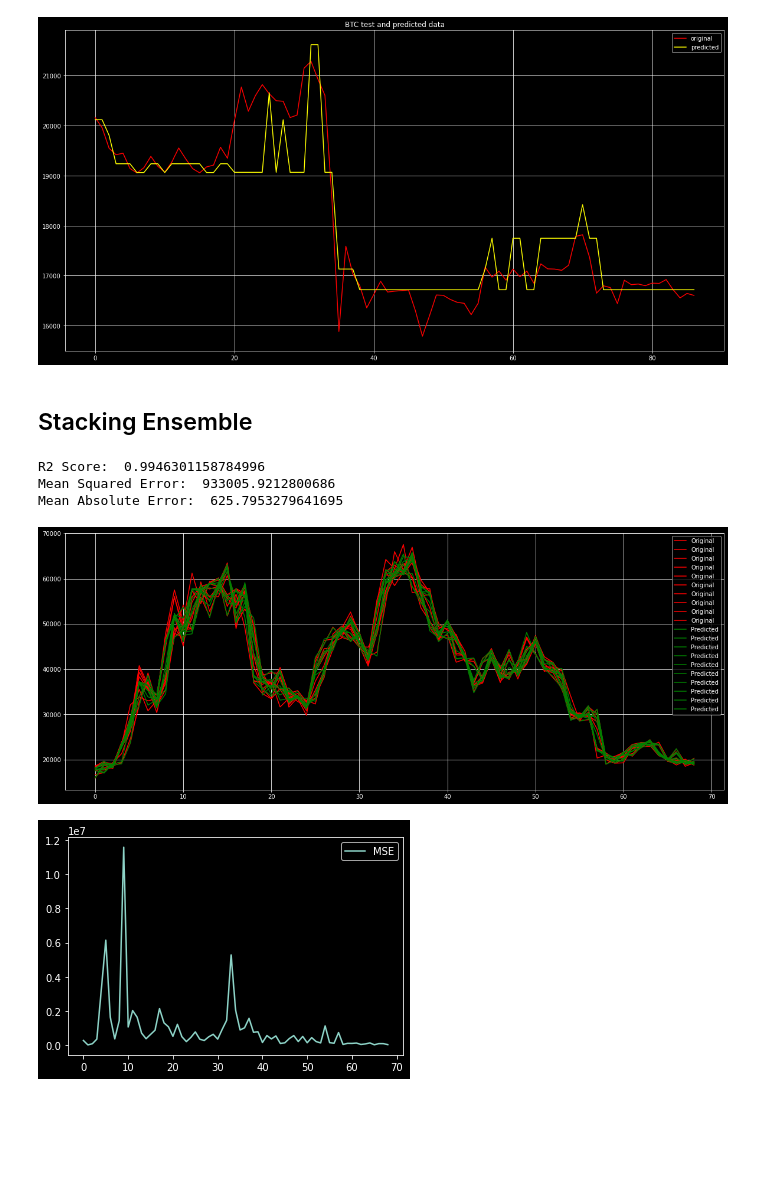
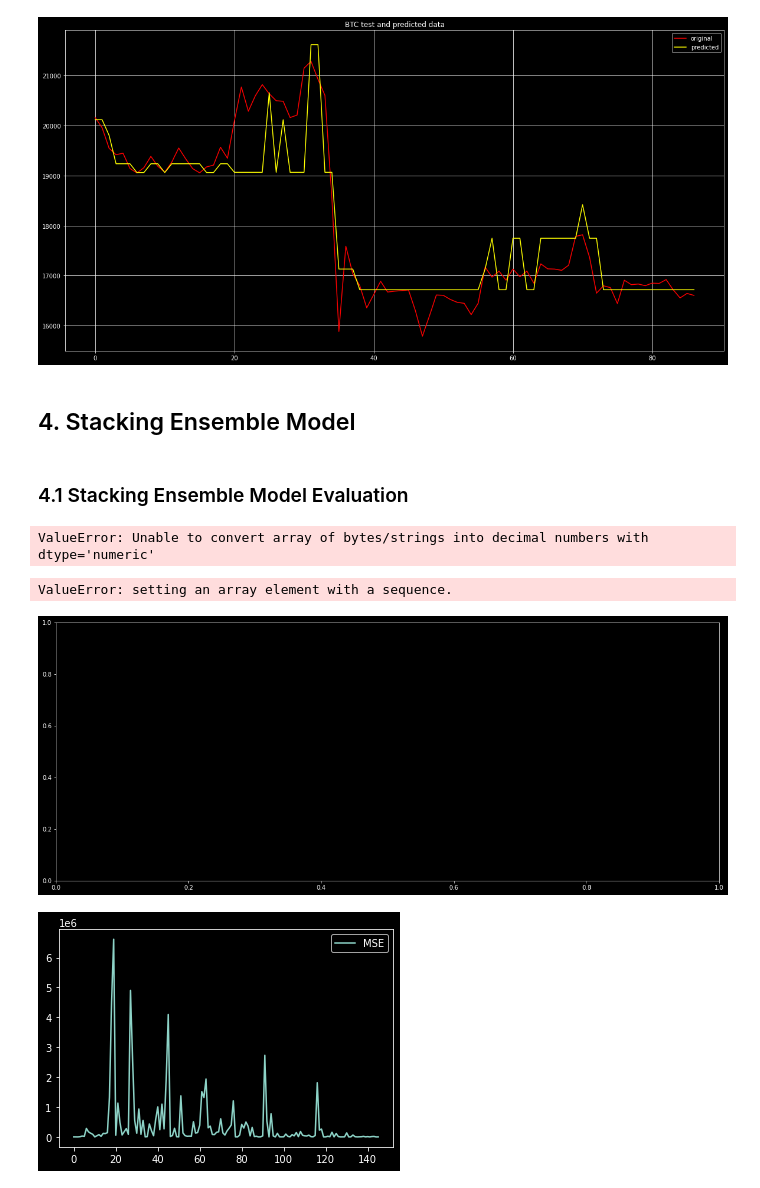
Before and after one commit to Atlantropaz/DataSci, a Jupyter notebook: ML Models.ipynb, the cells around one changed output. Cells and saved outputs as stored; diff of their text form; code cells hidden in the pictures; blank space fills up the shorter version.

```diff
--- a/ML Models.ipynb
+++ b/ML Models.ipynb
@@ -170,13 +114,0 @@ X_train, X_test, y_train, y_test = train_test_split(Scaled_X_14d, y_14d, test_si
-# %%
-from sklearn.model_selection import GridSearchCV
-
-param_grid = {
-    'max_depth': [3, 5, 7, 9],
-    'learning_rate': [0.01, 0.05, 0.1],
-    'n_estimators': [50, 100, 200, 300]
-}
-
-grid_search = GridSearchCV(model, param_grid, cv=5)
-grid_search.fit(X_train, y_train)
-
-print("Best parameters:", grid_search.best_params_)
@@ -558,12 +484,11 @@ plt.show()
 # %% [output]
 [figure]
 # %% [markdown]
-## Stacking Ensemble
+## 4. Stacking Ensemble Model
 # %%
 from sklearn.ensemble import StackingRegressor
 from sklearn.linear_model import LinearRegression
 from sklearn.metrics import r2_score
-
 
 # Initialize the models
 rf_model = RandomForestRegressor(max_depth = 7, min_samples_leaf = 2, min_samples_split = 3, n_estimators = 50)
@@ -571,8 +496,8 @@ xgb_model = XGBRegressor(learning_rate = 0.1, max_depth = 9, n_estimators = 50)
 dt_model = DecisionTreeRegressor(max_depth = 7, min_samples_leaf = 1, min_samples_split = 4, random_state = 42)
 
 # Define the window size and step size for the walk-forward validation
-window_size = 100
-step_size = 10
+window_size = 14
+step_size = 20
 
 # Initialize lists to store the predictions and actual values
 meta_predictions = []
@@ -616,38 +541,40 @@ for i in range(window_size, len(X_train), step_size):
     # Append MSE and MAE to the lists
     mse_values.append(mean_squared_error(y_val, meta_model.predict(val_predictions)))
     mae_values.append(mean_absolute_error(y_val, meta_model.predict(val_predictions)))
-
-
-# Evaluate the performance of the meta model using mean squared error
-mse = mean_squared_error(actual_values, meta_predictions)
-mae = mean_absolute_error(actual_values, meta_predictions)
-r2 = r2_score(actual_values, meta_predictions)
-print("R2 Score: ", r2)
-print("Mean Squared Error: ", mse)
-print("Mean Absolute Error: ", mae)
-# %% [output]
-R2 Score:  0.9946301158784996
-Mean Squared Error:  933005.9212800686
-Mean Absolute Error:  625.7953279641695
+# %% [markdown]
+### 4.1 Stacking Ensemble Model Evaluation
+# %%
+# Evaluate the performance of the meta model using mean squared error
+mse = mean_squared_error(actual_values, meta_predictions)
+mae = mean_absolute_error(actual_values, meta_predictions)
+r2 = r2_score(actual_values, meta_predictions)
+print("R2 Score: ", r2)
+print("Mean Squared Error: ", mse)
+print("Mean Absolute Error: ", mae)
+# %% [output]
+ValueError: Unable to convert array of bytes/strings into decimal numbers with dtype='numeric'
 # %%
 # Create a line plot of the original y and predicted y
 fig = plt.subplots(figsize=(20, 8))
 
-plt.plot(actual_values, label='Original', color = 'red')
-plt.plot(meta_predictions, label='Predicted', color = 'green')
+plt.plot(actual_values, label='Original', color = 'red', alpha=0.7)
+plt.plot(meta_predictions, label='Predicted', color = 'green', alpha=1)
 
 plt.legend()
 plt.grid()
+plt.savefig("Stacking_test_v_pred.jpg")
 plt.show()
 # %% [output]
+ValueError: setting an array element with a sequence.
-[figure, old version]
+[figure, new version]
 # %%
 # Create a line plot of the MSE and MAE
 plt.plot(mse_values, label='MSE')
 plt.legend()
+plt.savefig("Stacking_MSE.jpeg")
 plt.show()
 # %% [output]
-[figure, old version]
+[figure, new version]
 # %%
 plt.plot(mae_values, label='MAE')
 plt.legend()
```
Also changed, not shown: parts of 56 cells of this notebook.
